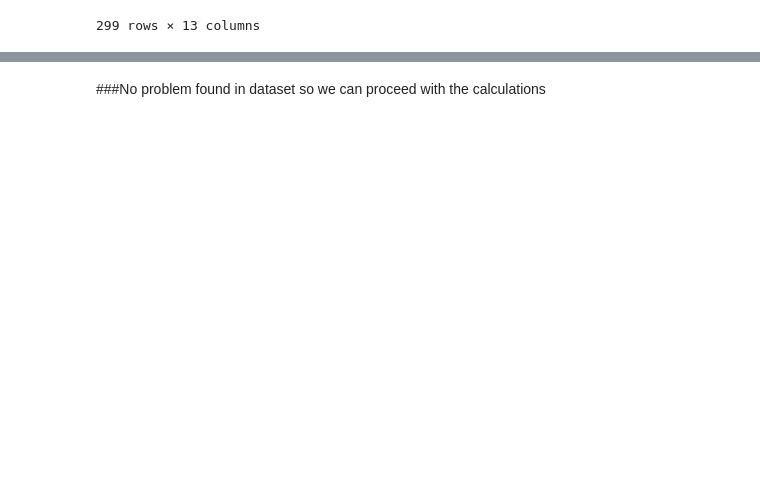
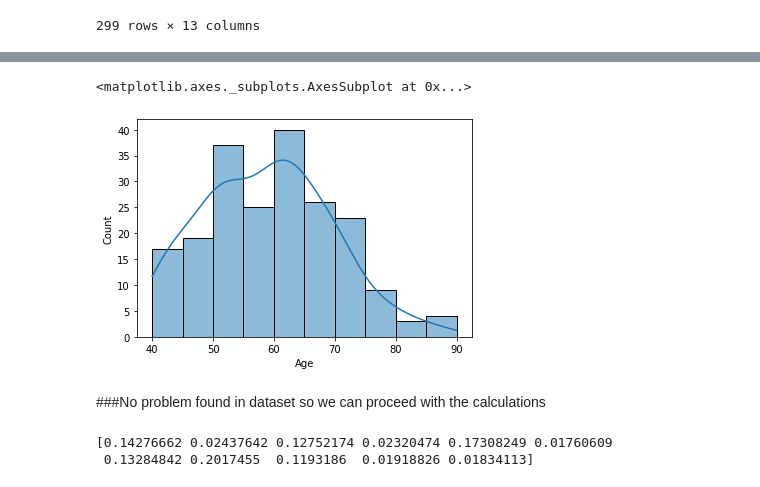
Before and after one commit to spros1/HeartFailureAnalysis, a Jupyter notebook: ExcerA_Heart_Failure.ipynb, the cells around one changed output, grey strips where cells are left out. Drawn from its saved outputs; the diff is of its cells as text; code cells hidden in the pictures; blank space fills up the shorter version.

```diff
--- a/ExcerA_Heart_Failure.ipynb
+++ b/ExcerA_Heart_Failure.ipynb
@@ -213,2 +222,7 @@ df.describe().transpose()
+# %%
+sns.histplot(df[df.Death_Event == 0].Age, kde=True)
+# %% [output]
+<matplotlib.axes._subplots.AxesSubplot at 0x...>
+[figure, added]
 # %% [markdown]
 ###No problem found in dataset so we can proceed with the calculations
@@ -214,0 +236,9 @@ df.describe().transpose()
+# %%
+# run random forest method
+import matplotlib.pyplot as plt
+model = RandomForestClassifier()
+model.fit(x,y)
+print(model.feature_importances_)
+# %% [output]
+[0.14276662 0.02437642 0.12752174 0.02320474 0.17308249 0.01760609
+ 0.13284842 0.2017455  0.1193186  0.01918826 0.01834113]
```
Also changed, not shown: parts of 6 cells of this notebook.
